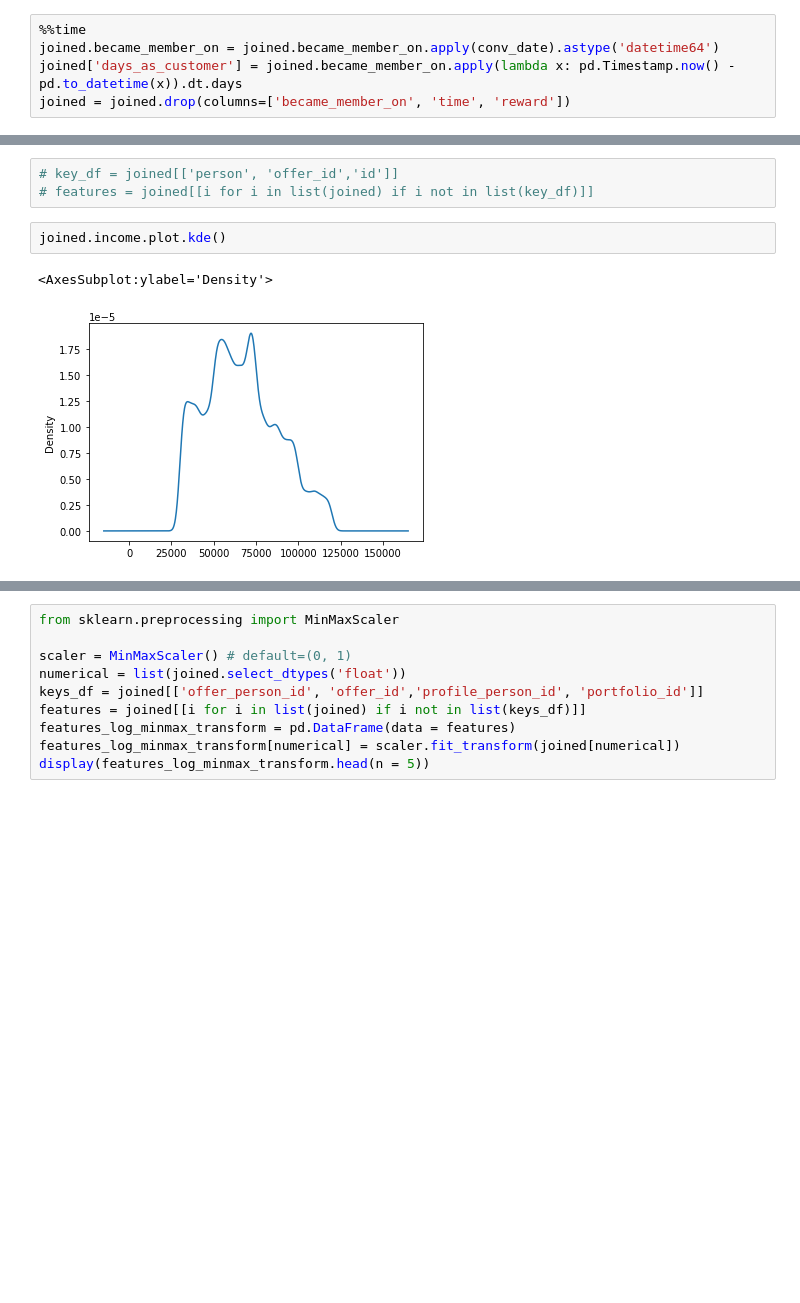
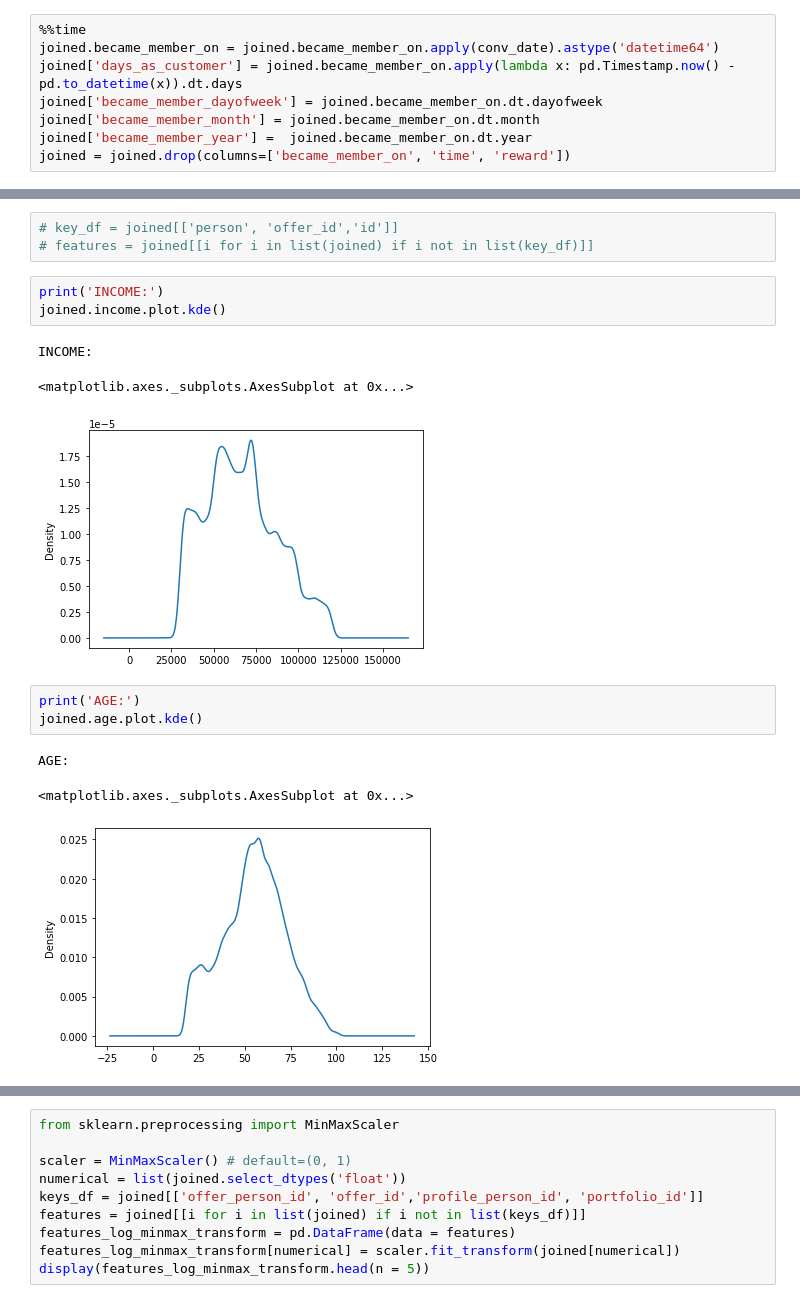
Before and after one commit to jmnickerson05/udacity_starbucks_capstone, a Jupyter notebook: Starbucks_Capstone_notebook.ipynb, the cells around one changed output, grey strips where cells are left out. Drawn from its saved outputs; the diff is of its cells as text; blank space fills up the shorter version.

```diff
--- a/Starbucks_Capstone_notebook.ipynb
+++ b/Starbucks_Capstone_notebook.ipynb
@@ -410,5 +394,8 @@ Correlations:
 %%time
 joined.became_member_on = joined.became_member_on.apply(conv_date).astype('datetime64')
 joined['days_as_customer'] = joined.became_member_on.apply(lambda x: pd.Timestamp.now() - pd.to_datetime(x)).dt.days
+joined['became_member_dayofweek'] = joined.became_member_on.dt.dayofweek
+joined['became_member_month'] = joined.became_member_on.dt.month
+joined['became_member_year'] =  joined.became_member_on.dt.year
 joined = joined.drop(columns=['became_member_on', 'time', 'reward'])
 # %% [output]
@@ -428,7 +415,16 @@ joined.sample(5)
 # key_df = joined[['person', 'offer_id','id']]
 # features = joined[[i for i in list(joined) if i not in list(key_df)]]
 # %%
+print('INCOME:')
 joined.income.plot.kde()
 # %% [output]
-<AxesSubplot:ylabel='Density'>
+INCOME:
+<matplotlib.axes._subplots.AxesSubplot at 0x...>
 [figure]
+# %%
+print('AGE:')
+joined.age.plot.kde()
+# %% [output]
+AGE:
+<matplotlib.axes._subplots.AxesSubplot at 0x...>
+[figure, added]
```
Also changed, not shown: parts of 29 cells of this notebook, 2 other files.
